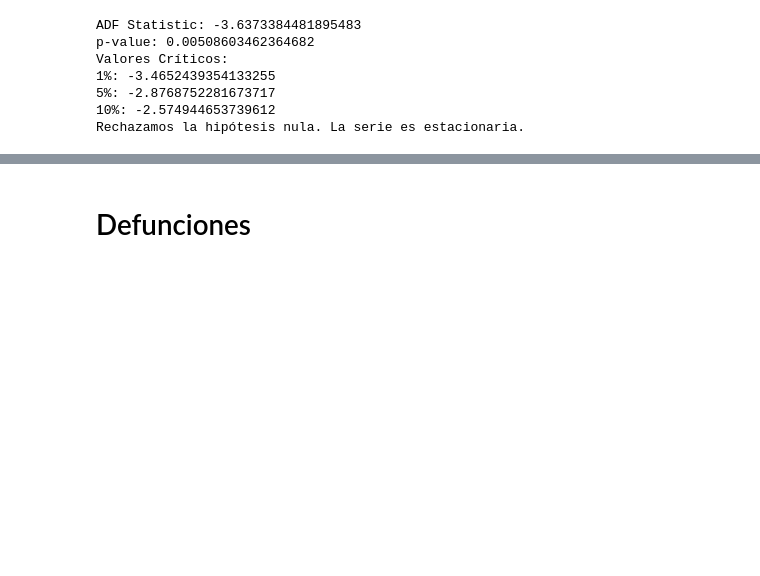
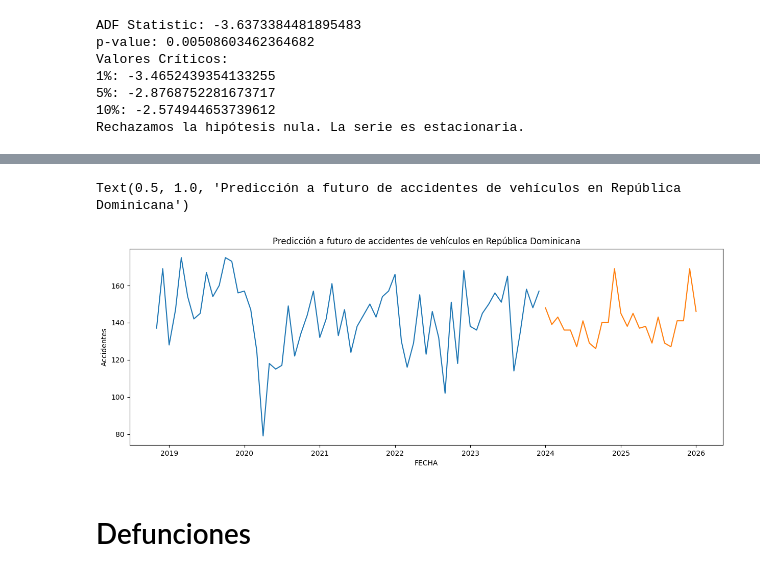
Before and after one commit to ngcarvajall/Accidentes_mortales_RD, a Jupyter notebook: Notebooks/Series_t.ipynb, the cells around one changed output, grey strips where cells are left out. Drawn from its saved outputs; the diff is of its cells as text; code cells hidden in the pictures; blank space fills up the shorter version.

```diff
--- a/Notebooks/Series_t.ipynb
+++ b/Notebooks/Series_t.ipynb
@@ -85,0 +171,9 @@ Rechazamos la hipótesis nula. La serie es estacionaria.
+# %%
+modelo_sarima= SARIMAX(df_accidentes,
+                    order= (3,1,3),                    #Se pone la p, la d y la q
+                    seasonal_order= (1,1,1,12)).fit()   #Se pone la p, la d y la q con 1 porque se añade S que es el componente estacional en este caso 12
+
+pred_y= modelo_sarima.predict(start= len(df_accidentes), end=len(df_accidentes)+24)   #pongo el más 30 porque son los que quiero predecir
+
+pred_y= pred_y.astype(int)
+datos_predichos=pd.DataFrame(pred_y)
@@ -86,3 +188,15 @@ Rechazamos la hipótesis nula. La serie es estacionaria.
+# %%
+y_test.index = pd.to_datetime(y_test.index)
+datos_predichos.index = pd.to_datetime(datos_predichos.index)
+# %%
+plt.figure(figsize=(15,5))
+
+sns.lineplot(x=y_test.index, y='Accidentes', data=y_test)
+sns.lineplot(x=datos_predichos.index, y='predicted_mean', data=datos_predichos)
+plt.title('Predicción a futuro de accidentes de vehículos en República Dominicana')
+# %% [output]
+Text(0.5, 1.0, 'Predicción a futuro de accidentes de vehículos en República Dominicana')
+[figure, added]
 # %% [markdown]
 # Defunciones
 # %%
```
Also changed, not shown: parts of 44 cells of this notebook, 2 other files.
